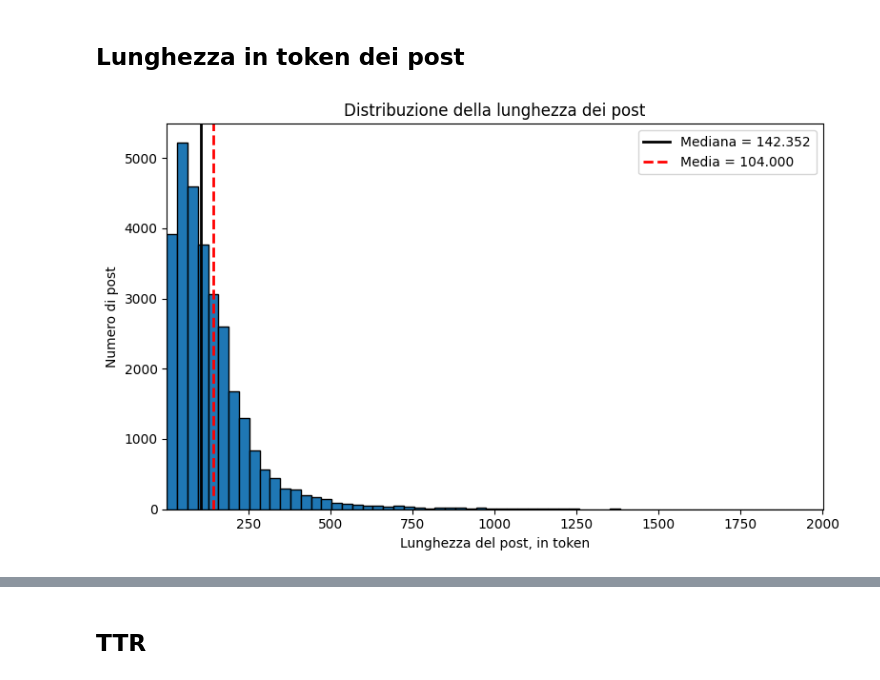
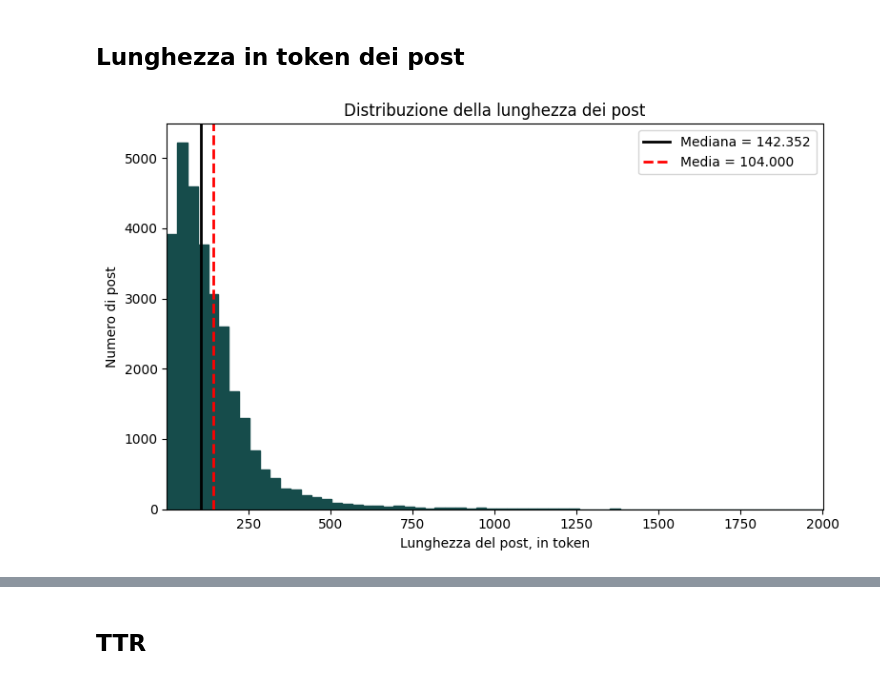
Before and after one commit to in-bloom/progetto_tirocinio, a Jupyter notebook: notebooks/2_analisi_post.ipynb, the cells around one changed output, grey strips where cells are left out. Cells and saved outputs as stored; diff of their text form; code cells hidden in the pictures.

```diff
--- a/notebooks/2_analisi_post.ipynb
+++ b/notebooks/2_analisi_post.ipynb
@@ -48,26 +60,27 @@ import matplotlib.pyplot as plt
 # %%
 
 
 plt.figure(figsize=(8, 5))
 
 plt.hist(
     data["post_length"].dropna(),
     bins=500,
-    edgecolor="black"
+    edgecolor="#164C4B",
+    color="#164C4B"
 )
 
 mediana_lung = data["post_length"].median()
 media_lung = data['post_length'].mean()
 plt.axvline(mediana_lung, linestyle="-", linewidth=2, label=f"Mediana = {media_lung:.3f}", color="black")
 plt.axvline(media_lung, linestyle="--", linewidth=2, label=f"Media = {mediana_lung:.3f}", color="r")
 
 plt.xlim(1, 2000)
 
 plt.xlabel("Lunghezza del post, in token")
 plt.ylabel("Numero di post")
 plt.title("Distribuzione della lunghezza dei post")
 plt.tight_layout()
 plt.legend()
 plt.show()
 # %% [output]
-[figure, old version]
+[figure, new version]
```
Also changed, not shown: parts of 9 cells of this notebook, 5 other files.
